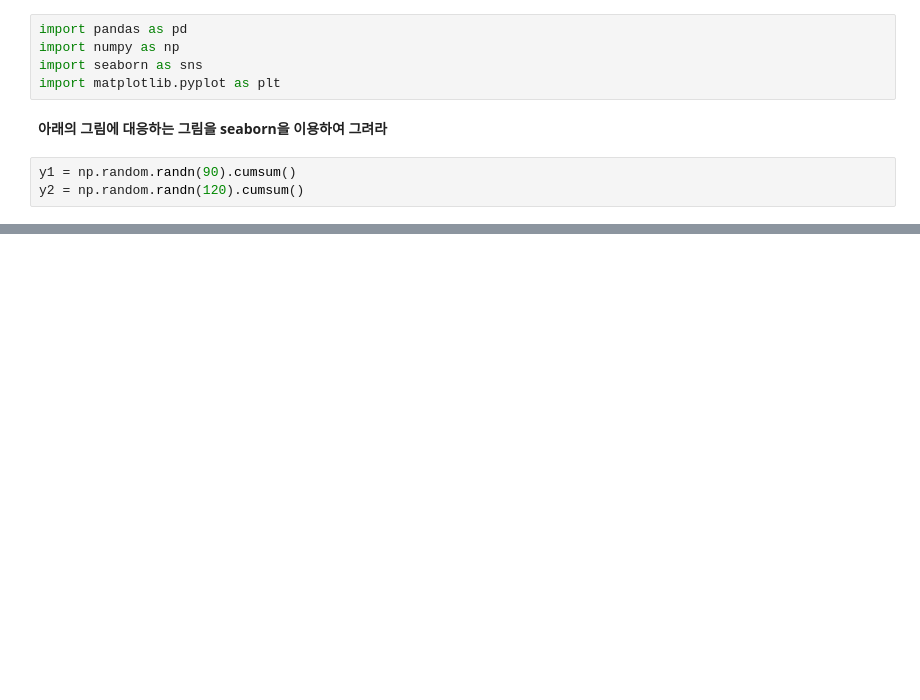
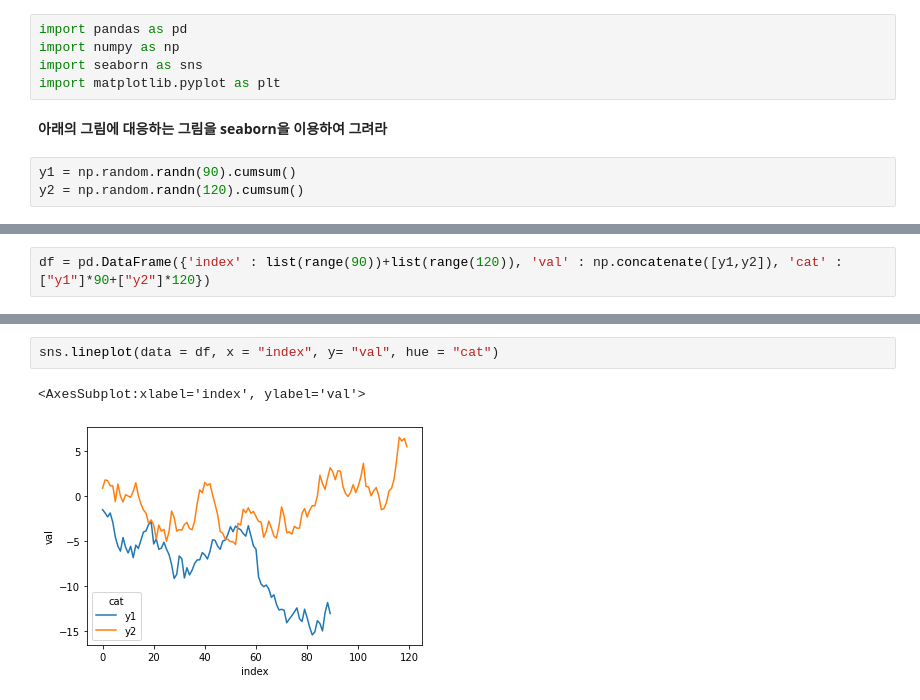
Before and after one commit to g-gg-ggg/Data-Visualization-2022-, a Jupyter notebook: _notebooks/2022-10-03-데이터 시각화 과제4.ipynb, the cells around one changed output, grey strips where cells are left out. Cells and saved outputs as stored; diff of their text form; blank space fills up the shorter version.

```diff
--- a/_notebooks/2022-10-03-데이터 시각화 과제4.ipynb
+++ b/_notebooks/2022-10-03-데이터 시각화 과제4.ipynb
@@ -27 +27,3 @@ plt.plot(y2,'--o')
+# %%
+df = pd.DataFrame({'index' : list(range(90))+list(range(120)), 'val' : np.concatenate([y1,y2]), 'cat' : ["y1"]*90+["y2"]*120})
 # %%
@@ -28,0 +45,5 @@ plt.plot(y2,'--o')
+# %%
+sns.lineplot(data = df, x = "index", y= "val", hue = "cat")
+# %% [output]
+<AxesSubplot:xlabel='index', ylabel='val'>
+[figure, added]
```
Also changed, not shown: parts of 3 cells of this notebook.
